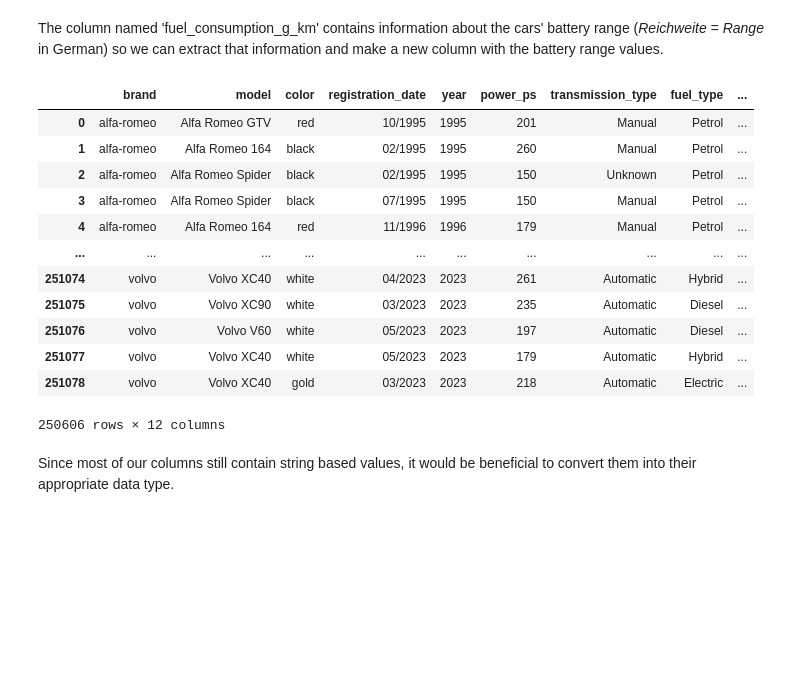
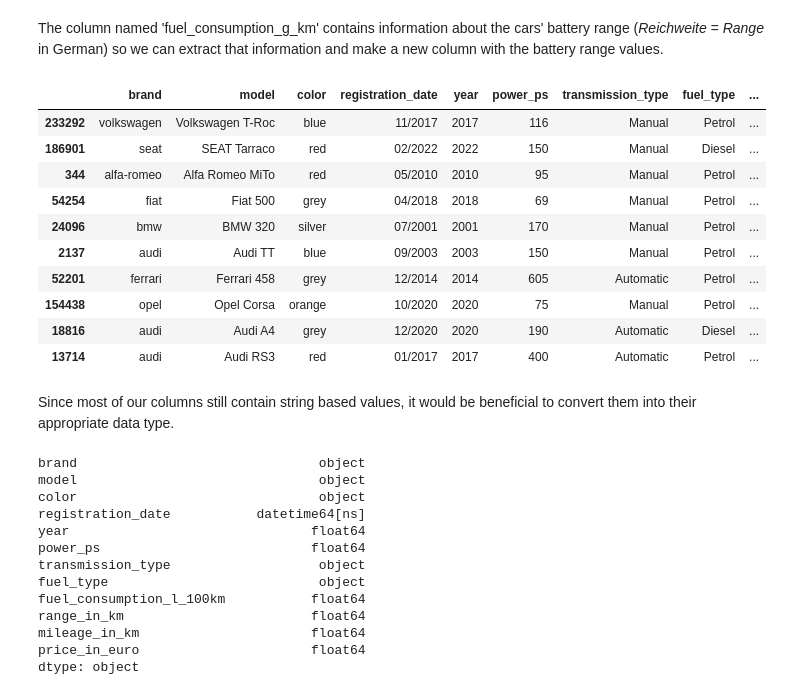
Before and after one commit to orestiskitsaras/german_used_cars, a Jupyter notebook: German_Used_Cars.ipynb, the cells around one changed output. Cells and saved outputs as stored; diff of their text form; code cells hidden in the pictures; blank space fills up the shorter version.

```diff
--- a/German_Used_Cars.ipynb
+++ b/German_Used_Cars.ipynb
@@ -156,3 +118,7 @@ array(['10/1995', '02/1995', '07/1995', '11/1996', '04/1996', '12/1996',
+# %%
+# extracting the 'fuel_consumption_l_100km' numeric values
+df['fuel_consumption_l_100km'] = df['fuel_consumption_l_100km'].str.extract('(\d+,\d+)', expand=False)
+df['fuel_consumption_l_100km'] = df['fuel_consumption_l_100km'].str.replace(',', '.')
 # %% [markdown]
 Now, let's take the time to address the missing values in our dataframe. During our brief look at the dataset at the beginning of the project we noted that most of them are located in the Fuel Consumption column. Before we proceed with any data manipulation, let's take a moment to question why some of these values are missing.
 
@@ -183,9 +150,9 @@ What meaning does the above table convey to us exactly? We can see that roughly
 
 So, for now, let's simply replace the missing values of all the fuel types with zero and drop the entries which we do not need.
-# %%
-df = df[df['fuel_type'] != 'Unknown']
-df = df[df['fuel_type'] != 'Other']
 # %%
+#removing the 'Ethanol fuel type' rows
+df = df[df['fuel_type'] != 'Ethanol']
+
 # replacing the nan values with zero for the rest of the entries and printing the results
 df['fuel_consumption_l_100km'] = df.loc[:,'fuel_consumption_l_100km'].fillna(0)
 na_fuel_consumption_rows = df['fuel_consumption_l_100km'].isna().sum()
@@ -213,29 +196,24 @@ df[df.fuel_type == 'Electric']
 # %% [markdown]
 The column named 'fuel_consumption_g_km' contains information about the cars' battery range (*Reichweite = Range* in German) so we can extract that information and make a new column with the battery range values.
 # %%
-df['range'] = '' #creating an empty column
 el_vehicles = df[df.fuel_type == 'Electric'].index.values #index values of all electric vehicles
-
-df.loc[el_vehicles, 'range'] = df.loc[el_vehicles, 'fuel_consumption_g_km'].str.extract(pat='(\d+)', expand=False)
+df = df.assign(range_in_km = df.loc[el_vehicles, 'fuel_consumption_g_km'].str.extract(pat='(\d+)', expand=False))
 # %%
 #dropping unnecessary columns and rearranging
 df = df[['brand', 'model', 'color', 'registration_date', 'year', 'power_ps', \
-'transmission_type', 'fuel_type', 'fuel_consumption_l_100km', 'range', 'mileage_in_km', 'price_in_euro']]
-
-df
+'transmission_type', 'fuel_type', 'fuel_consumption_l_100km', 'range_in_km', 'mileage_in_km', 'price_in_euro']]
+df.sample(10)
 # %% [output]
 |  | brand | model | color | registration_date | year | power_ps | transmission_type | fuel_type | ... |
-| 0 | alfa-romeo | Alfa Romeo GTV | red | 10/1995 | 1995 | 201 | Manual | Petrol | ... |
-| 1 | alfa-romeo | Alfa Romeo 164 | black | 02/1995 | 1995 | 260 | Manual | Petrol | ... |
-| 2 | alfa-romeo | Alfa Romeo Spider | black | 02/1995 | 1995 | 150 | Unknown | Petrol | ... |
-| 3 | alfa-romeo | Alfa Romeo Spider | black | 07/1995 | 1995 | 150 | Manual | Petrol | ... |
-| 4 | alfa-romeo | Alfa Romeo 164 | red | 11/1996 | 1996 | 179 | Manual | Petrol | ... |
-| ... | ... | ... | ... | ... | ... | ... | ... | ... | ... |
-| 251074 | volvo | Volvo XC40 | white | 04/2023 | 2023 | 261 | Automatic | Hybrid | ... |
-| 251075 | volvo | Volvo XC90 | white | 03/2023 | 2023 | 235 | Automatic | Diesel | ... |
-| 251076 | volvo | Volvo V60 | white | 05/2023 | 2023 | 197 | Automatic | Diesel | ... |
-| 251077 | volvo | Volvo XC40 | white | 05/2023 | 2023 | 179 | Automatic | Hybrid | ... |
-| 251078 | volvo | Volvo XC40 | gold | 03/2023 | 2023 | 218 | Automatic | Electric | ... |
+| 233292 | volkswagen | Volkswagen T-Roc | blue | 11/2017 | 2017 | 116 | Manual | Petrol | ... |
+| 186901 | seat | SEAT Tarraco | red | 02/2022 | 2022 | 150 | Manual | Diesel | ... |
+| 344 | alfa-romeo | Alfa Romeo MiTo | red | 05/2010 | 2010 | 95 | Manual | Petrol | ... |
+| 54254 | fiat | Fiat 500 | grey | 04/2018 | 2018 | 69 | Manual | Petrol | ... |
+| 24096 | bmw | BMW 320 | silver | 07/2001 | 2001 | 170 | Manual | Petrol | ... |
+| 2137 | audi | Audi TT | blue | 09/2003 | 2003 | 150 | Manual | Petrol | ... |
+| 52201 | ferrari | Ferrari 458 | grey | 12/2014 | 2014 | 605 | Automatic | Petrol | ... |
+| 154438 | opel | Opel Corsa | orange | 10/2020 | 2020 | 75 | Manual | Petrol | ... |
+| 18816 | audi | Audi A4 | grey | 12/2020 | 2020 | 190 | Automatic | Diesel | ... |
+| 13714 | audi | Audi RS3 | red | 01/2017 | 2017 | 400 | Automatic | Petrol | ... |
-250606 rows × 12 columns
 # %% [markdown]
 Since most of our columns still contain string based values, it would be beneficial to convert them into their appropriate data type.
@@ -241,0 +227,16 @@ Since most of our columns still contain string based values, it would be benefic
+# %%
+df.dtypes
+# %% [output]
+brand                               object
+model                               object
+color                               object
+registration_date           datetime64[ns]
+year                               float64
+power_ps                           float64
+transmission_type                   object
+fuel_type                           object
+fuel_consumption_l_100km           float64
+range_in_km                        float64
+mileage_in_km                      float64
+price_in_euro                      float64
+dtype: object
```
Also changed, not shown: parts of 14 cells of this notebook.
